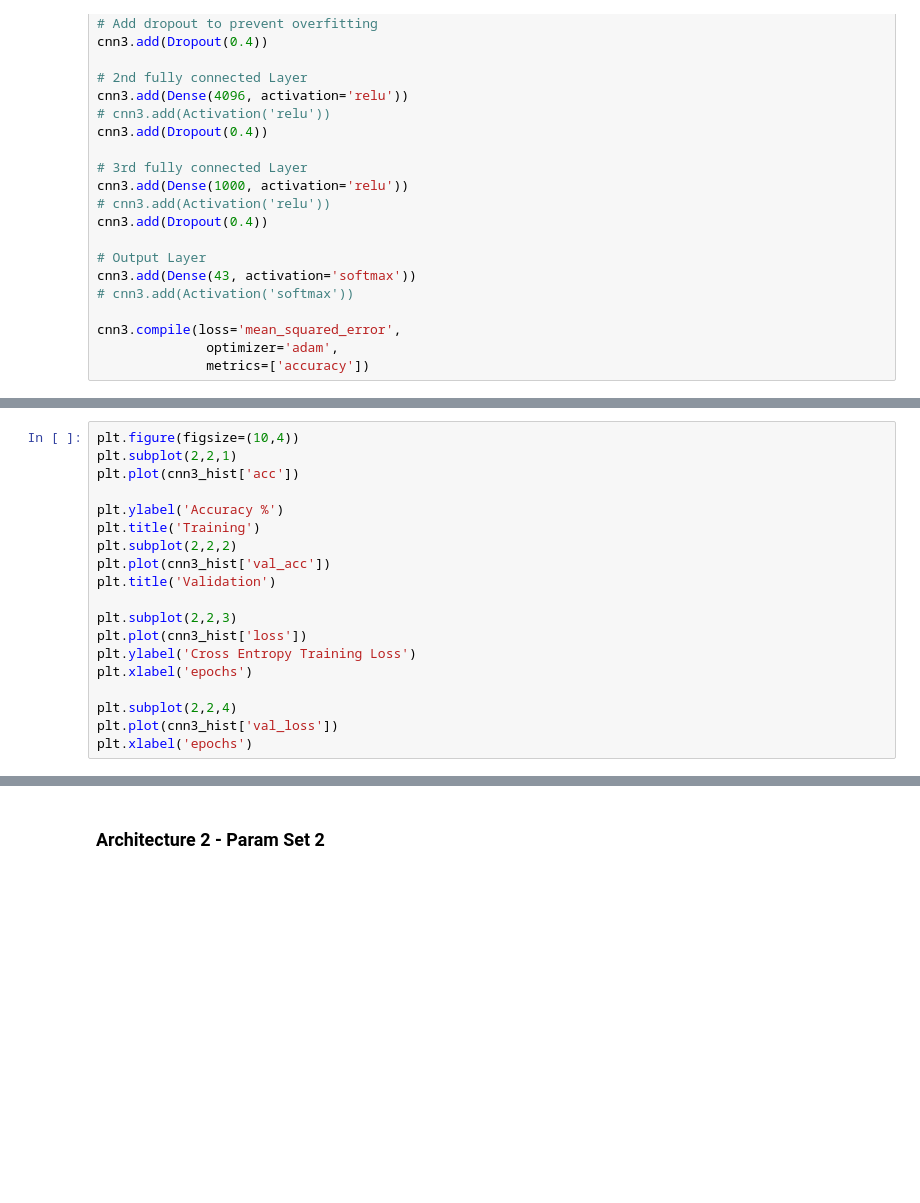
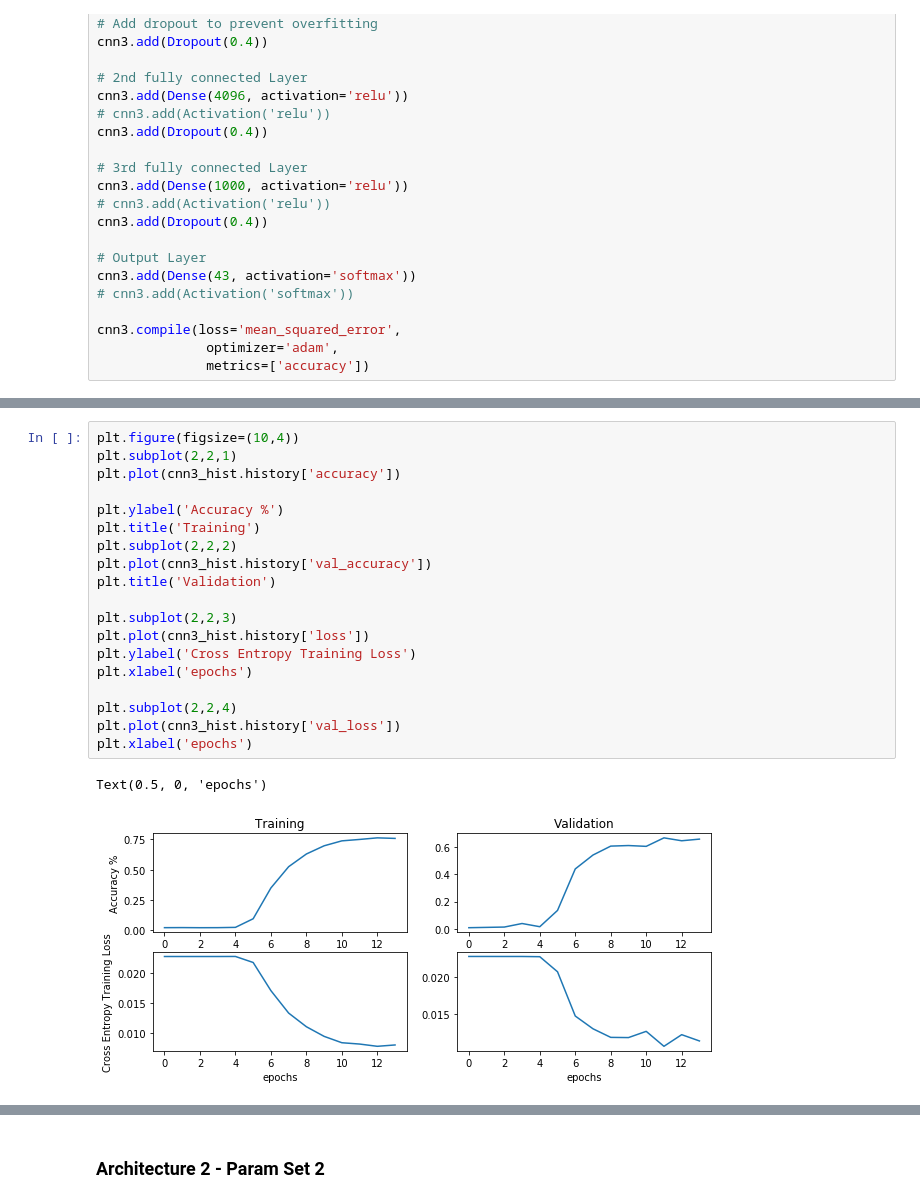
Before and after one commit to liamlows/CS5324-ML_Python, a Jupyter notebook: Lab6/Lab6-init.ipynb, the cells around one changed output, grey strips where cells are left out. Drawn from its saved outputs; the diff is of its cells as text; blank space fills up the shorter version.

```diff
--- a/Lab6/Lab6-init.ipynb
+++ b/Lab6/Lab6-init.ipynb
@@ -428,21 +465,24 @@ cnn3_hist = cnn3.fit(X_train_tr, y_train_ohe_tr,
 # %%
 plt.figure(figsize=(10,4))
 plt.subplot(2,2,1)
-plt.plot(cnn3_hist['acc'])
+plt.plot(cnn3_hist.history['accuracy'])
 
 plt.ylabel('Accuracy %')
 plt.title('Training')
 plt.subplot(2,2,2)
-plt.plot(cnn3_hist['val_acc'])
+plt.plot(cnn3_hist.history['val_accuracy'])
 plt.title('Validation')
 
 plt.subplot(2,2,3)
-plt.plot(cnn3_hist['loss'])
+plt.plot(cnn3_hist.history['loss'])
 plt.ylabel('Cross Entropy Training Loss')
 plt.xlabel('epochs')
 
 plt.subplot(2,2,4)
-plt.plot(cnn3_hist['val_loss'])
+plt.plot(cnn3_hist.history['val_loss'])
 plt.xlabel('epochs')
+# %% [output]
+Text(0.5, 0, 'epochs')
+[figure, added]
 # %%
 cnn_heatmap(cnn3,X_test_tr,y_test_tr)
```
Also changed, not shown: parts of 28 cells of this notebook.
